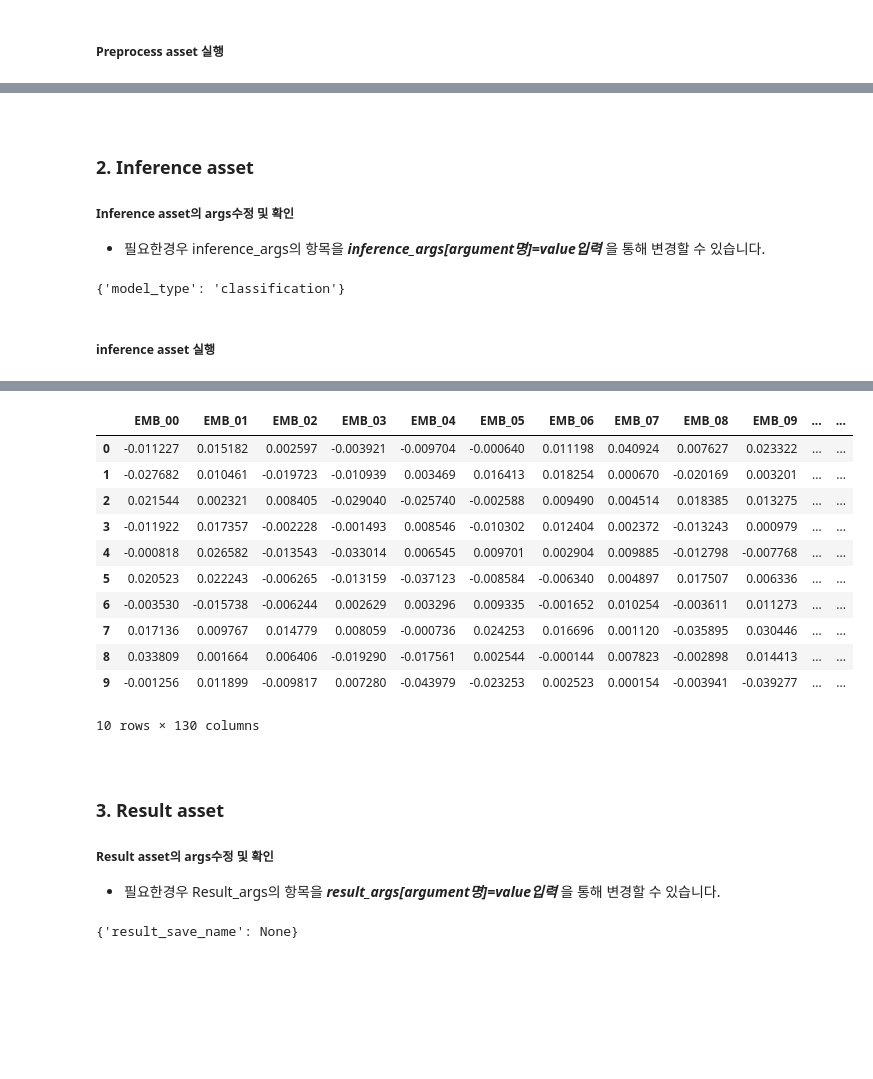
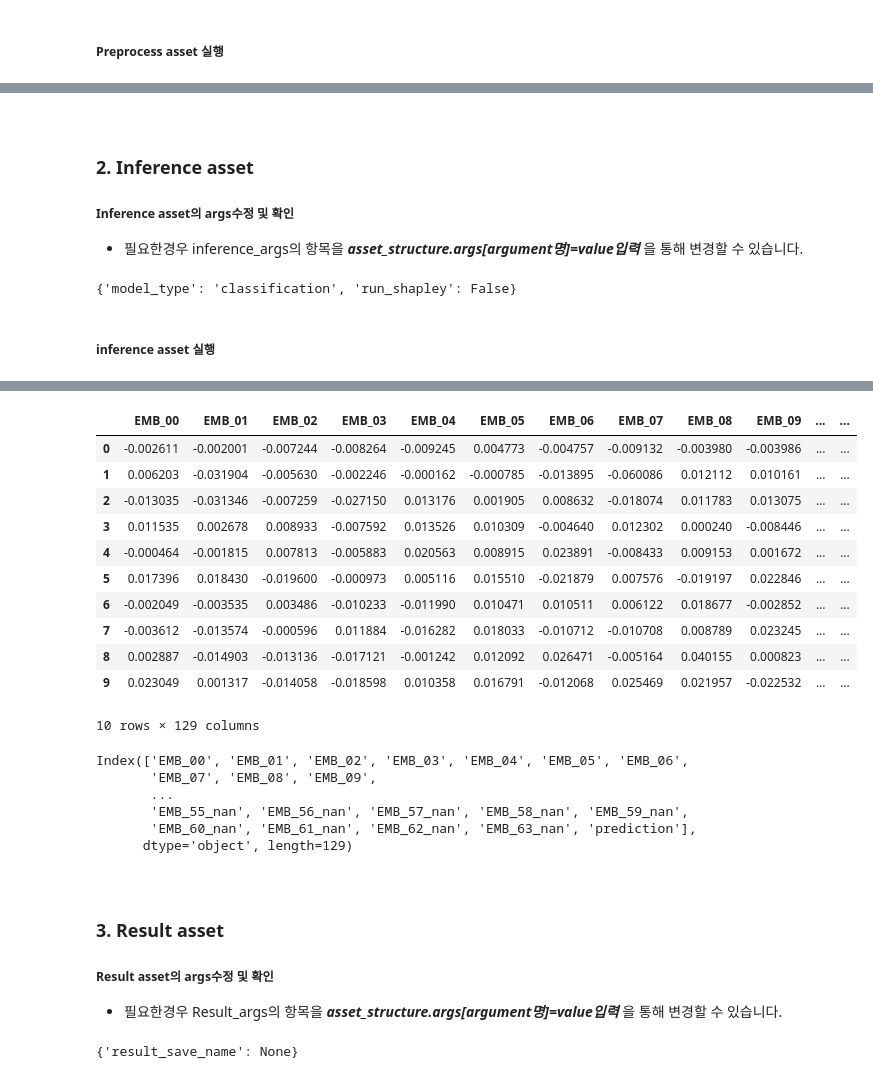
Before and after one commit to mellerikat-aicontents/Graph-powered-Classification-Regression, a Jupyter notebook: GCR_asset_run_template.ipynb, the cells around one changed output, grey strips where cells are left out. Saved outputs shown, nothing was run; the diff lists cells and outputs as text; code cells hidden in the pictures; blank space fills up the shorter version.

```diff
--- a/GCR_asset_run_template.ipynb
+++ b/GCR_asset_run_template.ipynb
@@ -491,11 +544,12 @@ You set the << use_all_x >> as << True >> in the yaml file. So skip checking dat
 # %%
-# GCR inference asset 순서에 따라 step 순서를 입력합니다. (input(0) - preprocess(1) - inference(2) - result(3))
+# GCR asset 순서에 따라 step 순서를 입력합니다. (input(0) - preprocess(2) - inference(3) - result(4))
 step = 1
-preprocess_args = alo.user_parameters[pipeline][step]['args'][0].copy()
+asset_structure = copy.deepcopy(input_asset_structure)
+asset_structure.args = alo.get_args(pipeline, step)
 
-# 아래 주석을 풀어 preprocess_args 수정합니다.
-# preprocess_args['handling_missing'] = 'interpolation'
-preprocess_args
+# 아래 주석을 풀어 preprocess asset argument를 원하는 값으로 수정합니다.
+# asset_structure.args['x_columns'] = ['']
+asset_structure.args
 # %% [output]
 {'handling_missing': 'interpolation',
  'handling_encoding_y_column': None,
@@ -504,10 +558,9 @@ preprocess_args
 # %% [markdown]
 ##### Preprocess asset 실행
 # %%
-data_preprocess, config_preprocess = alo.process_asset_step(alo.asset_source[pipeline][step], step, pipeline, data_input, config_input.copy(), [preprocess_args])
-# data_preprocess: preprocess asset의 결과물입니다. 다음 asset 실행 시 필요합니다.
-# config_preprocess: preprocess asset의 결과 config입니다. 다음 asset실행 시 필요합니다.
+# asset 실행
+preprocess_asset_structure=run(step, pipeline, asset_structure)
 
-# preprocess asset의 결과 dataframe은 data_preprocess['dataframe']으로 확인할 수 있습니다.
-data_preprocess['dataframe'].head(10)
+# preprocess asset의 결과 dataframe은 preprocess_asset_structure.data['dataframe']으로 확인할 수 있습니다.
+preprocess_asset_structure.data['dataframe'].head(10)
 # %% [output]
@@ -534,24 +598,24 @@ fatal: No names found, cannot describe anything.
 
 ### 2. Inference asset
 ##### Inference asset의 args수정 및 확인
-- 필요한경우 inference_args의 항목을 ***inference_args[argument명]=value입력*** 을 통해 변경할 수 있습니다.
+- 필요한경우 inference_args의 항목을 ***asset_structure.args[argument명]=value입력*** 을 통해 변경할 수 있습니다.
 # %%
-# GCR inference asset 순서에 따라 step 순서를 입력합니다. (input(0) - preprocess(1) - inference(2) - result(3))
+# GCR asset 순서에 따라 step 순서를 입력합니다. (input(0) - preprocess(2) - inference(3) - result(4))
 step = 2
-tcr_args = alo.user_parameters[pipeline][step]['args'][0].copy()
+asset_structure = copy.deepcopy(preprocess_asset_structure)
+asset_structure.args = alo.get_args(pipeline, step)
 
-# 아래 주석을 풀어 tcr_args를 수정합니다.
-# tcr_args['model_type'] =
-tcr_args
+# 아래 주석을 풀어 inference asset argument를 원하는 값으로 수정합니다.
+# asset_structure.args['x_columns'] = ['']
+asset_structure.args
 # %% [output]
-{'model_type': 'classification'}
+{'model_type': 'classification', 'run_shapley': False}
 # %% [markdown]
 ##### inference asset 실행
 # %%
-data_tcr, config_tcr = alo.process_asset_step(alo.asset_source[pipeline][step], step, pipeline, data_preprocess, config_preprocess.copy(), [tcr_args])
-# data_tcr: TCR asset의 결과물입니다.
-# config_tcr: TCR asset의 결과 config입니다.
+# asset 실행
+inference_asset_structure=run(step, pipeline, asset_structure)
 
-# tcr asset의 결과 dataframe은 data_tcr['dataframe']으로 확인할 수 있습니다.
-data_tcr['dataframe'].head(10)
+# inference asset의 결과 dataframe은 inference_asset_structure.data['dataframe']으로 확인할 수 있습니다.
+inference_asset_structure.data['dataframe'].head(10)
 # %% [output]
@@ -571,19 +639,28 @@ ignore_columns는 Training 과정에 사용되지 않습니다.
 |  | EMB_00 | EMB_01 | EMB_02 | EMB_03 | EMB_04 | EMB_05 | EMB_06 | EMB_07 | EMB_08 | EMB_09 | ... | ... |
-| 0 | -0.011227 | 0.015182 | 0.002597 | -0.003921 | -0.009704 | -0.000640 | 0.011198 | 0.040924 | 0.007627 | 0.023322 | ... | ... |
-| 1 | -0.027682 | 0.010461 | -0.019723 | -0.010939 | 0.003469 | 0.016413 | 0.018254 | 0.000670 | -0.020169 | 0.003201 | ... | ... |
-| 2 | 0.021544 | 0.002321 | 0.008405 | -0.029040 | -0.025740 | -0.002588 | 0.009490 | 0.004514 | 0.018385 | 0.013275 | ... | ... |
-| 3 | -0.011922 | 0.017357 | -0.002228 | -0.001493 | 0.008546 | -0.010302 | 0.012404 | 0.002372 | -0.013243 | 0.000979 | ... | ... |
-| 4 | -0.000818 | 0.026582 | -0.013543 | -0.033014 | 0.006545 | 0.009701 | 0.002904 | 0.009885 | -0.012798 | -0.007768 | ... | ... |
-| 5 | 0.020523 | 0.022243 | -0.006265 | -0.013159 | -0.037123 | -0.008584 | -0.006340 | 0.004897 | 0.017507 | 0.006336 | ... | ... |
-| 6 | -0.003530 | -0.015738 | -0.006244 | 0.002629 | 0.003296 | 0.009335 | -0.001652 | 0.010254 | -0.003611 | 0.011273 | ... | ... |
-| 7 | 0.017136 | 0.009767 | 0.014779 | 0.008059 | -0.000736 | 0.024253 | 0.016696 | 0.001120 | -0.035895 | 0.030446 | ... | ... |
-| 8 | 0.033809 | 0.001664 | 0.006406 | -0.019290 | -0.017561 | 0.002544 | -0.000144 | 0.007823 | -0.002898 | 0.014413 | ... | ... |
-| 9 | -0.001256 | 0.011899 | -0.009817 | 0.007280 | -0.043979 | -0.023253 | 0.002523 | 0.000154 | -0.003941 | -0.039277 | ... | ... |
+| 0 | -0.002611 | -0.002001 | -0.007244 | -0.008264 | -0.009245 | 0.004773 | -0.004757 | -0.009132 | -0.003980 | -0.003986 | ... | ... |
+| 1 | 0.006203 | -0.031904 | -0.005630 | -0.002246 | -0.000162 | -0.000785 | -0.013895 | -0.060086 | 0.012112 | 0.010161 | ... | ... |
+| 2 | -0.013035 | -0.031346 | -0.007259 | -0.027150 | 0.013176 | 0.001905 | 0.008632 | -0.018074 | 0.011783 | 0.013075 | ... | ... |
+| 3 | 0.011535 | 0.002678 | 0.008933 | -0.007592 | 0.013526 | 0.010309 | -0.004640 | 0.012302 | 0.000240 | -0.008446 | ... | ... |
+| 4 | -0.000464 | -0.001815 | 0.007813 | -0.005883 | 0.020563 | 0.008915 | 0.023891 | -0.008433 | 0.009153 | 0.001672 | ... | ... |
+| 5 | 0.017396 | 0.018430 | -0.019600 | -0.000973 | 0.005116 | 0.015510 | -0.021879 | 0.007576 | -0.019197 | 0.022846 | ... | ... |
+| 6 | -0.002049 | -0.003535 | 0.003486 | -0.010233 | -0.011990 | 0.010471 | 0.010511 | 0.006122 | 0.018677 | -0.002852 | ... | ... |
+| 7 | -0.003612 | -0.013574 | -0.000596 | 0.011884 | -0.016282 | 0.018033 | -0.010712 | -0.010708 | 0.008789 | 0.023245 | ... | ... |
+| 8 | 0.002887 | -0.014903 | -0.013136 | -0.017121 | -0.001242 | 0.012092 | 0.026471 | -0.005164 | 0.040155 | 0.000823 | ... | ... |
+| 9 | 0.023049 | 0.001317 | -0.014058 | -0.018598 | 0.010358 | 0.016791 | -0.012068 | 0.025469 | 0.021957 | -0.022532 | ... | ... |
-10 rows × 130 columns
+10 rows × 129 columns
+# %%
+inference_asset_structure.data['dataframe'].columns
+# %% [output]
+Index(['EMB_00', 'EMB_01', 'EMB_02', 'EMB_03', 'EMB_04', 'EMB_05', 'EMB_06',
+       'EMB_07', 'EMB_08', 'EMB_09',
+       ...
+       'EMB_55_nan', 'EMB_56_nan', 'EMB_57_nan', 'EMB_58_nan', 'EMB_59_nan',
+       'EMB_60_nan', 'EMB_61_nan', 'EMB_62_nan', 'EMB_63_nan', 'prediction'],
+      dtype='object', length=129)
 # %% [markdown]
 <br>
 
 ### 3. Result asset
 ##### Result asset의 args수정 및 확인
-- 필요한경우 Result_args의 항목을 ***result_args[argument명]=value입력*** 을 통해 변경할 수 있습니다.
+- 필요한경우 Result_args의 항목을 ***asset_structure.args[argument명]=value입력*** 을 통해 변경할 수 있습니다.
 # %%
```
Also changed, not shown: parts of 30 cells of this notebook, 1 other file.
